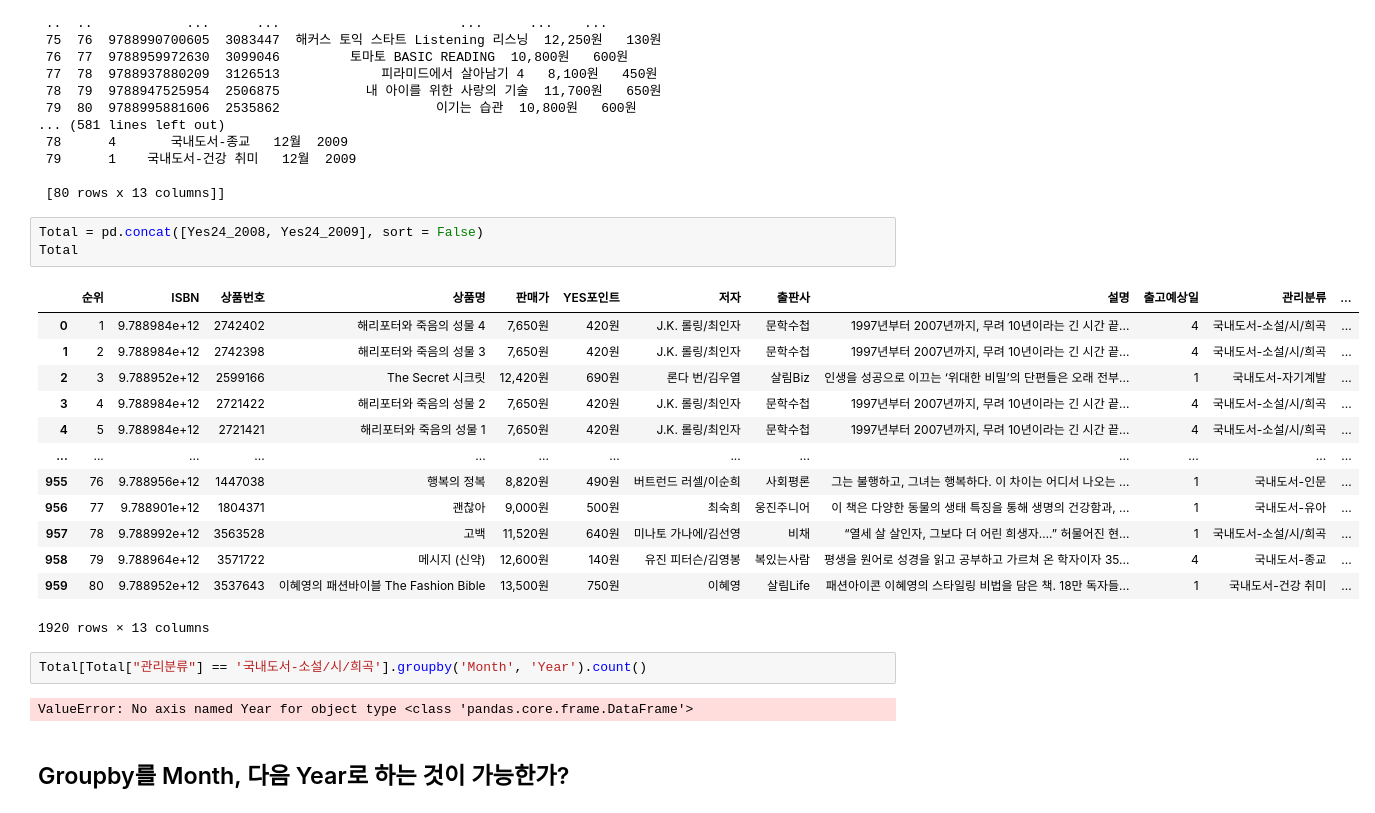
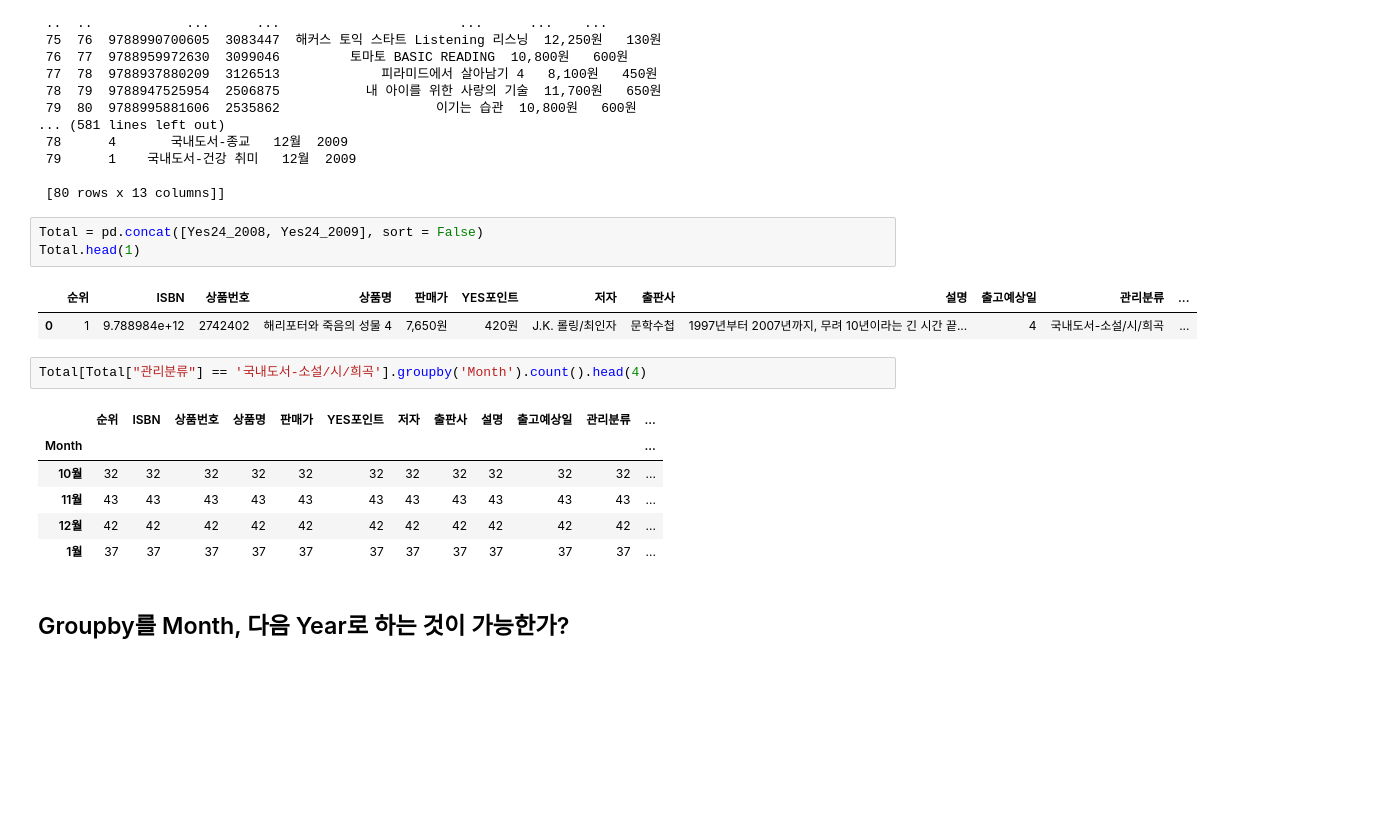
Before and after one commit to twg12/Bestseller-Analysis, a Jupyter notebook: Yes24 Bestseller/Total.ipynb, the cells around one changed output. Saved outputs shown, nothing was run; the diff lists cells and outputs as text; blank space fills up the shorter version.

```diff
--- a/Yes24 Bestseller/Total.ipynb
+++ b/Yes24 Bestseller/Total.ipynb
@@ -147,24 +147,18 @@ List_2009
  [80 rows x 13 columns]]
 # %%
 Total = pd.concat([Yes24_2008, Yes24_2009], sort = False)
-Total
+Total.head(1)
 # %% [output]
 |  | 순위 | ISBN | 상품번호 | 상품명 | 판매가 | YES포인트 | 저자 | 출판사 | 설명 | 출고예상일 | 관리분류 | ... |
 | 0 | 1 | 9.788984e+12 | 2742402 | 해리포터와 죽음의 성물 4 | 7,650원 | 420원 | J.K. 롤링/최인자 | 문학수첩 | 1997년부터 2007년까지, 무려 10년이라는 긴 시간 끝... | 4 | 국내도서-소설/시/희곡 | ... |
-| 1 | 2 | 9.788984e+12 | 2742398 | 해리포터와 죽음의 성물 3 | 7,650원 | 420원 | J.K. 롤링/최인자 | 문학수첩 | 1997년부터 2007년까지, 무려 10년이라는 긴 시간 끝... | 4 | 국내도서-소설/시/희곡 | ... |
-| 2 | 3 | 9.788952e+12 | 2599166 | The Secret 시크릿 | 12,420원 | 690원 | 론다 번/김우열 | 살림Biz | 인생을 성공으로 이끄는 ‘위대한 비밀’의 단편들은 오래 전부... | 1 | 국내도서-자기계발 | ... |
-| 3 | 4 | 9.788984e+12 | 2721422 | 해리포터와 죽음의 성물 2 | 7,650원 | 420원 | J.K. 롤링/최인자 | 문학수첩 | 1997년부터 2007년까지, 무려 10년이라는 긴 시간 끝... | 4 | 국내도서-소설/시/희곡 | ... |
-| 4 | 5 | 9.788984e+12 | 2721421 | 해리포터와 죽음의 성물 1 | 7,650원 | 420원 | J.K. 롤링/최인자 | 문학수첩 | 1997년부터 2007년까지, 무려 10년이라는 긴 시간 끝... | 4 | 국내도서-소설/시/희곡 | ... |
-| ... | ... | ... | ... | ... | ... | ... | ... | ... | ... | ... | ... | ... |
-| 955 | 76 | 9.788956e+12 | 1447038 | 행복의 정복 | 8,820원 | 490원 | 버트런드 러셀/이순희 | 사회평론 | 그는 불행하고, 그녀는 행복하다. 이 차이는 어디서 나오는 ... | 1 | 국내도서-인문 | ... |
-| 956 | 77 | 9.788901e+12 | 1804371 | 괜찮아 | 9,000원 | 500원 | 최숙희 | 웅진주니어 | 이 책은 다양한 동물의 생태 특징을 통해 생명의 건강함과, ... | 1 | 국내도서-유아 | ... |
-| 957 | 78 | 9.788992e+12 | 3563528 | 고백 | 11,520원 | 640원 | 미나토 가나에/김선영 | 비채 | “열세 살 살인자, 그보다 더 어린 희생자….” 허물어진 현... | 1 | 국내도서-소설/시/희곡 | ... |
-| 958 | 79 | 9.788964e+12 | 3571722 | 메시지 (신약) | 12,600원 | 140원 | 유진 피터슨/김영봉 | 복있는사람 | 평생을 원어로 성경을 읽고 공부하고 가르쳐 온 학자이자 35... | 4 | 국내도서-종교 | ... |
-| 959 | 80 | 9.788952e+12 | 3537643 | 이혜영의 패션바이블 The Fashion Bible | 13,500원 | 750원 | 이혜영 | 살림Life | 패션아이콘 이혜영의 스타일링 비법을 담은 책. 18만 독자들... | 1 | 국내도서-건강 취미 | ... |
-1920 rows × 13 columns
 # %%
-Total[Total["관리분류"] == '국내도서-소설/시/희곡'].groupby('Month', 'Year').count()
+Total[Total["관리분류"] == '국내도서-소설/시/희곡'].groupby('Month').count().head(4)
 # %% [output]
-ValueError: No axis named Year for object type <class 'pandas.core.frame.DataFrame'>
+|  | 순위 | ISBN | 상품번호 | 상품명 | 판매가 | YES포인트 | 저자 | 출판사 | 설명 | 출고예상일 | 관리분류 | ... |
+| Month |  |  |  |  |  |  |  |  |  |  |  | ... |
+| 10월 | 32 | 32 | 32 | 32 | 32 | 32 | 32 | 32 | 32 | 32 | 32 | ... |
+| 11월 | 43 | 43 | 43 | 43 | 43 | 43 | 43 | 43 | 43 | 43 | 43 | ... |
+| 12월 | 42 | 42 | 42 | 42 | 42 | 42 | 42 | 42 | 42 | 42 | 42 | ... |
+| 1월 | 37 | 37 | 37 | 37 | 37 | 37 | 37 | 37 | 37 | 37 | 37 | ... |
 # %% [markdown]
 ## Groupby를 Month, 다음 Year로 하는 것이 가능한가?
```
Also changed, not shown: 38 other files.
